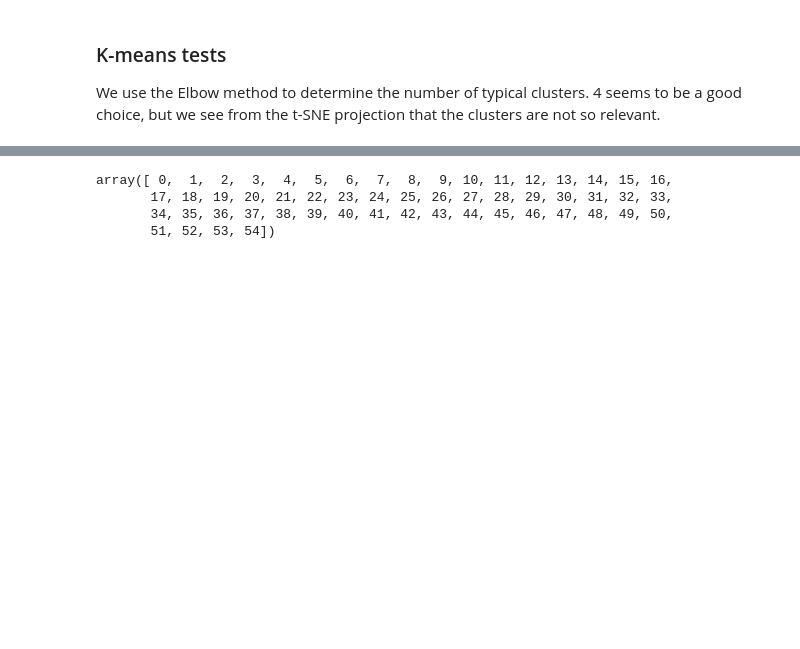
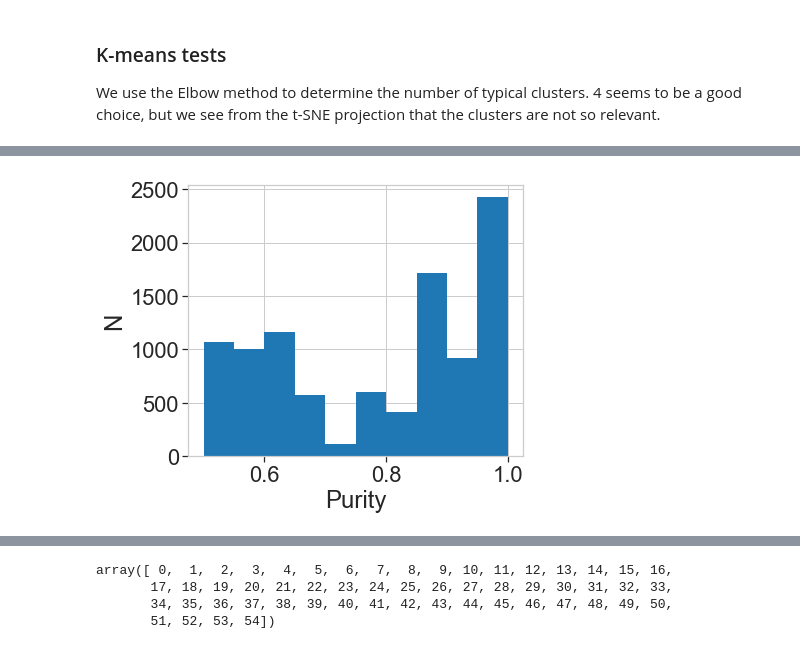
Before and after one commit to jcoupon/NOTAM-classifier, a Jupyter notebook: 3_Modelling/Modelling.ipynb, the cells around one changed output, grey strips where cells are left out. Cells and saved outputs as stored; diff of their text form; code cells hidden in the pictures; blank space fills up the shorter version.

```diff
--- a/3_Modelling/Modelling.ipynb
+++ b/3_Modelling/Modelling.ipynb
@@ -97,10 +103,12 @@ Vectorizing the NOTAMs...done.
 Performing dimensionality reduction...done.
 # %%
 # optionally:
-# - to get the dictionary:
+# - get the dictionary:
 vocabulary_dict = model_train.get_vocabulary_dict()
-# - to get the word vector
+# - get the word vector
 vector_train = model_train.get_vector()
+# - get the target (important/unimportant)
+target_train = model_train.get_df()['important'].values
 # %% [markdown]
 ### Test/predict
 # %%
@@ -418,0 +451,34 @@ ax.grid(False)
+# %%
+reload(modelling)
+
+# compute the clusters
+# get_cluster_purity()
+
+choice = np.random.choice(len(vector_train), size=10000)
+
+# run hierachical clustering with 4 clusters
+path_out = None
+#data_dir+'/23-08-2018/cluster_hierarchical_k7.pickle'
+model_options_dict = {'n_clusters': 200}
+model = modelling.cluster_train(
+    vector_train[choice, :], model_type='hierarchical',
+    model_options_dict=model_options_dict,
+    path_out=path_out)
+# %%
+reload(modelling)
+
+labels = model.labels_
+classes = target_train[choice]
+
+N, purity = modelling.get_cluster_purity(labels, classes)
+
+#print(np.mean(purity,))
+# %%
+# 115
+fig, ax = plt.subplots(figsize=(6, 5))
+ax.hist(purity, weights=N, bins=10)
+ax.set_xlabel('Purity')
+ax.set_ylabel('N')
+None
+# %% [output]
+[figure, added]
```
Also changed, not shown: parts of 34 cells of this notebook, 14 other files.
